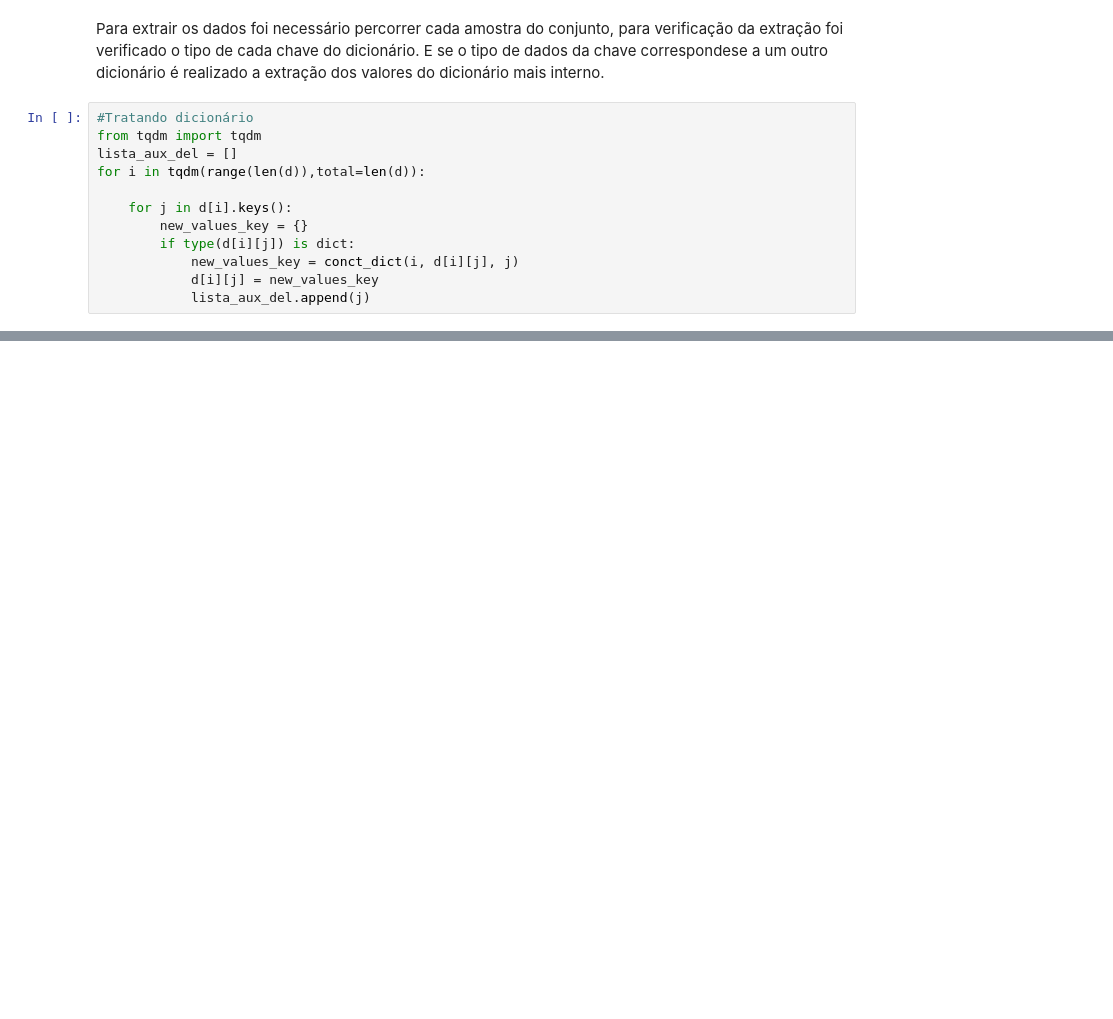
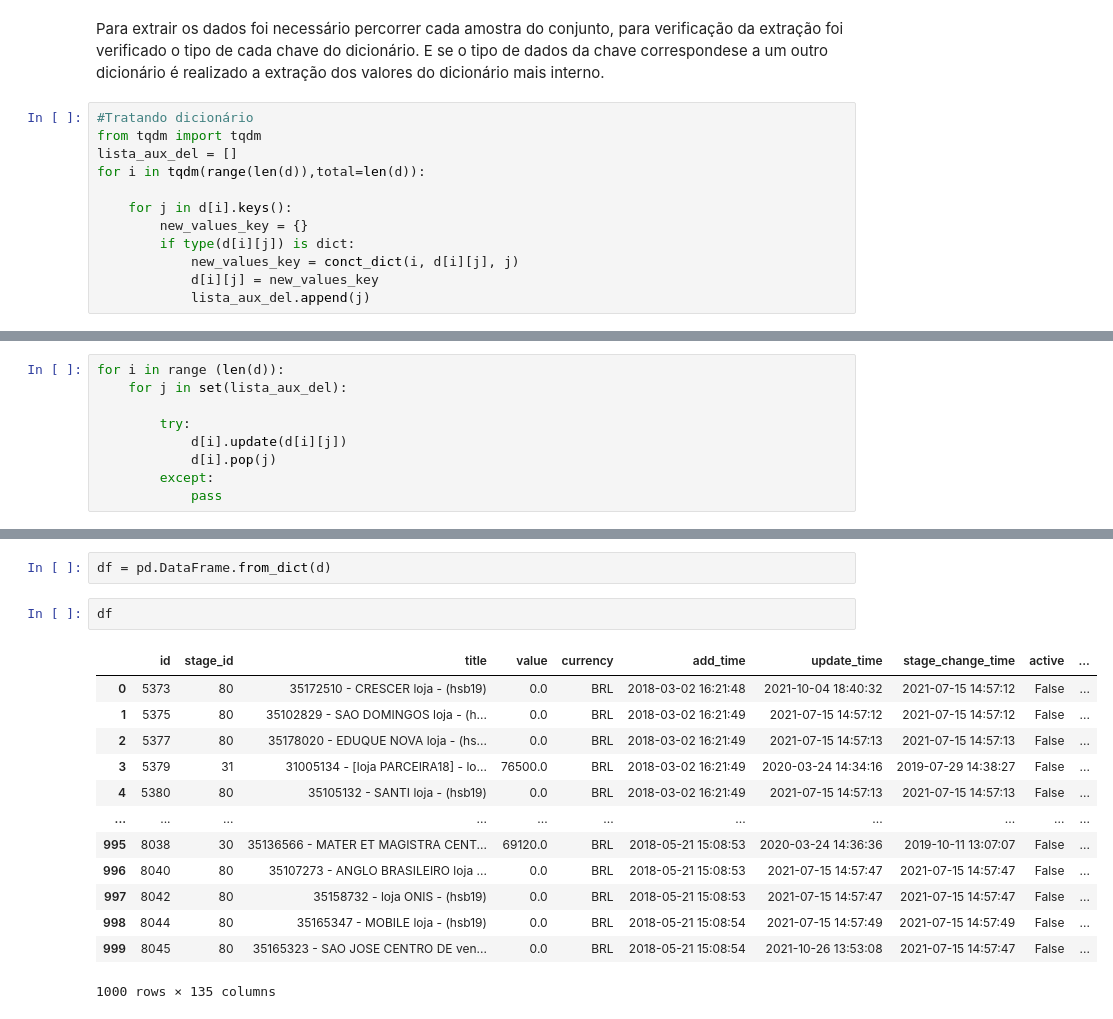
Before and after one commit to clementinojr/Data-Engineering, a Jupyter notebook: ManipulationJson/Teste_Python_JR.ipynb, the cells around one changed output, grey strips where cells are left out. Cells and saved outputs as stored; diff of their text form; blank space fills up the shorter version.

```diff
--- a/ManipulationJson/Teste_Python_JR.ipynb
+++ b/ManipulationJson/Teste_Python_JR.ipynb
@@ -77,0 +80,9 @@ for i in tqdm(range(len(d)),total=len(d)):
+# %%
+for i in range (len(d)):
+    for j in set(lista_aux_del):
+
+        try:
+            d[i].update(d[i][j])
+            d[i].pop(j)
+        except:
+            pass
@@ -77,0 +94,18 @@ for i in tqdm(range(len(d)),total=len(d)):
+# %%
+df = pd.DataFrame.from_dict(d)
+# %%
+df
+# %% [output]
+|  | id | stage_id | title | value | currency | add_time | update_time | stage_change_time | active | ... |
+| 0 | 5373 | 80 | 35172510 - CRESCER loja - (hsb19) | 0.0 | BRL | 2018-03-02 16:21:48 | 2021-10-04 18:40:32 | 2021-07-15 14:57:12 | False | ... |
+| 1 | 5375 | 80 | 35102829 - SAO DOMINGOS loja - (h... | 0.0 | BRL | 2018-03-02 16:21:49 | 2021-07-15 14:57:12 | 2021-07-15 14:57:12 | False | ... |
+| 2 | 5377 | 80 | 35178020 - EDUQUE NOVA loja - (hs... | 0.0 | BRL | 2018-03-02 16:21:49 | 2021-07-15 14:57:13 | 2021-07-15 14:57:13 | False | ... |
+| 3 | 5379 | 31 | 31005134 - [loja PARCEIRA18] - lo... | 76500.0 | BRL | 2018-03-02 16:21:49 | 2020-03-24 14:34:16 | 2019-07-29 14:38:27 | False | ... |
+| 4 | 5380 | 80 | 35105132 - SANTI loja - (hsb19) | 0.0 | BRL | 2018-03-02 16:21:49 | 2021-07-15 14:57:13 | 2021-07-15 14:57:13 | False | ... |
+| ... | ... | ... | ... | ... | ... | ... | ... | ... | ... | ... |
+| 995 | 8038 | 30 | 35136566 - MATER ET MAGISTRA CENT... | 69120.0 | BRL | 2018-05-21 15:08:53 | 2020-03-24 14:36:36 | 2019-10-11 13:07:07 | False | ... |
+| 996 | 8040 | 80 | 35107273 - ANGLO BRASILEIRO loja ... | 0.0 | BRL | 2018-05-21 15:08:53 | 2021-07-15 14:57:47 | 2021-07-15 14:57:47 | False | ... |
+| 997 | 8042 | 80 | 35158732 - loja ONIS - (hsb19) | 0.0 | BRL | 2018-05-21 15:08:53 | 2021-07-15 14:57:47 | 2021-07-15 14:57:47 | False | ... |
+| 998 | 8044 | 80 | 35165347 - MOBILE loja - (hsb19) | 0.0 | BRL | 2018-05-21 15:08:54 | 2021-07-15 14:57:49 | 2021-07-15 14:57:49 | False | ... |
+| 999 | 8045 | 80 | 35165323 - SAO JOSE CENTRO DE ven... | 0.0 | BRL | 2018-05-21 15:08:54 | 2021-10-26 13:53:08 | 2021-07-15 14:57:47 | False | ... |
+1000 rows × 135 columns
```
Also changed, not shown: parts of 4 cells of this notebook, 2 other files.
